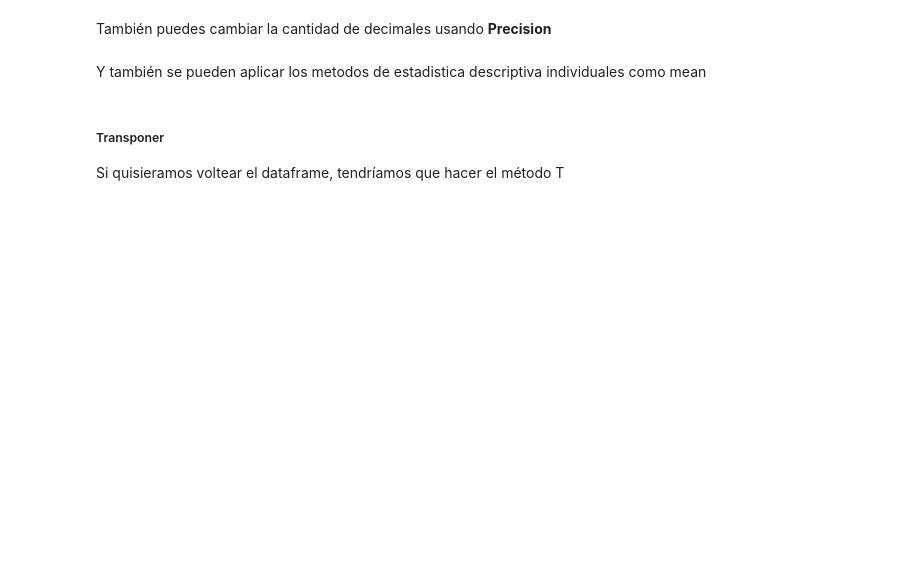
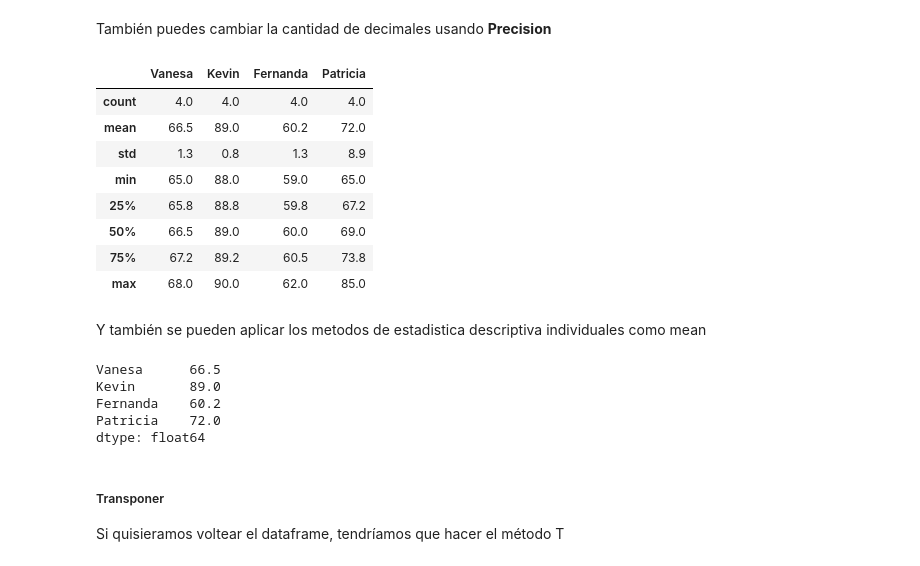
Before and after one commit to abrahajam/BIG-DATA-E-IA, a Jupyter notebook: Python Jupyter/7.-Arreglos_con_Numpy.ipynb, the cells around one changed output. Drawn from its saved outputs; the diff is of its cells as text; code cells hidden in the pictures; blank space fills up the shorter version.

```diff
--- a/Python Jupyter/7.-Arreglos_con_Numpy.ipynb
+++ b/Python Jupyter/7.-Arreglos_con_Numpy.ipynb
@@ -772,7 +811,29 @@ Puedes usar el metodo **Describe** para sacar todas las estadisticas del datafra
 # %% [markdown]
 También puedes cambiar la cantidad de decimales usando **Precision**
+# %%
+pd.set_option('display.precision',1)
+# %%
+peso.describe()
+# %% [output]
+|  | Vanesa | Kevin | Fernanda | Patricia |
+| count | 4.0 | 4.0 | 4.0 | 4.0 |
+| mean | 66.5 | 89.0 | 60.2 | 72.0 |
+| std | 1.3 | 0.8 | 1.3 | 8.9 |
+| min | 65.0 | 88.0 | 59.0 | 65.0 |
+| 25% | 65.8 | 88.8 | 59.8 | 67.2 |
+| 50% | 66.5 | 89.0 | 60.0 | 69.0 |
+| 75% | 67.2 | 89.2 | 60.5 | 73.8 |
+| max | 68.0 | 90.0 | 62.0 | 85.0 |
 # %% [markdown]
 Y también se pueden aplicar los metodos de estadistica descriptiva individuales como mean
+# %%
+peso.mean()
+# %% [output]
+Vanesa      66.5
+Kevin       89.0
+Fernanda    60.2
+Patricia    72.0
+dtype: float64
 # %% [markdown]
 ##### Transponer
 
```
Also changed, not shown: parts of 39 cells of this notebook, 4 other files.
